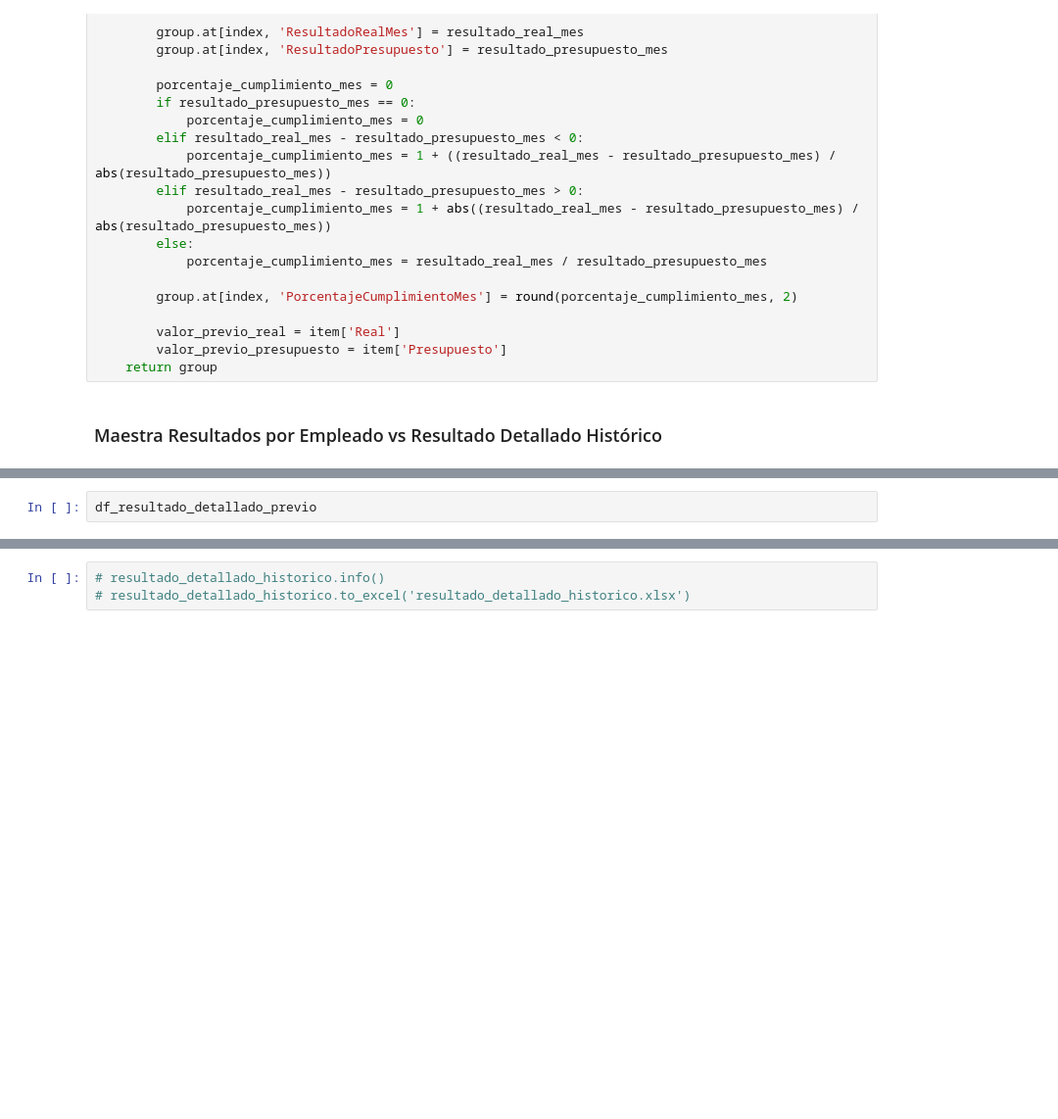
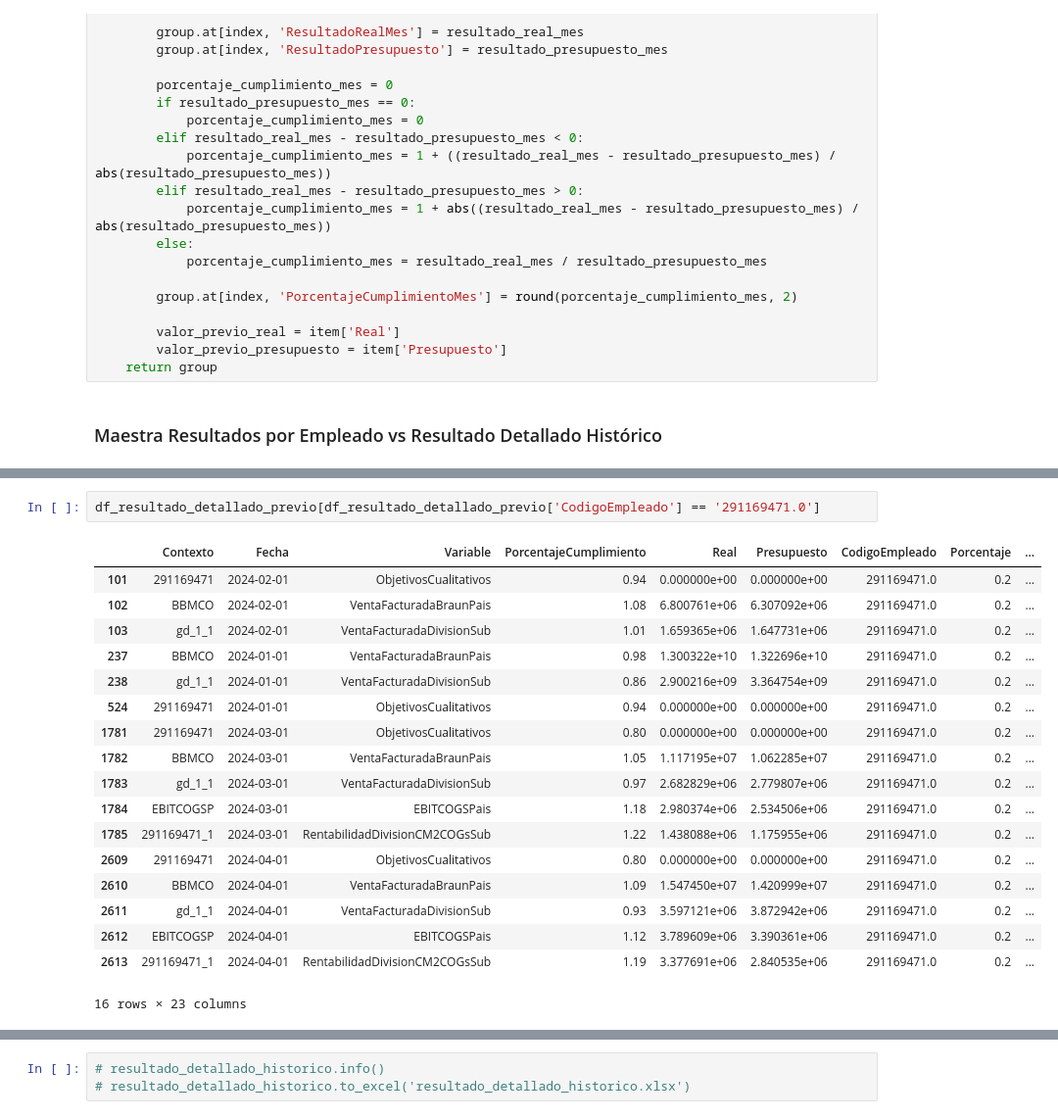
Before and after one commit to Crispelinho/-Liquidations-Incentives-Jupyter, a Jupyter notebook: 2. Calculo de Maestra de Liquidaciones.ipynb, the cells around one changed output, grey strips where cells are left out. Shown: that part at 98% size. Drawn from its saved outputs; the diff is of its cells as text; blank space fills up the shorter version.

Commit message:
INC-002 Se añaden modificaciones al cálculo de resultado liquidaciones

```diff
--- a/2. Calculo de Maestra de Liquidaciones.ipynb
+++ b/2. Calculo de Maestra de Liquidaciones.ipynb
@@ -1018,5 +1154,24 @@ maestra_resultados_por_empleado[
 # %%
-df_resultado_detallado_previo
+df_resultado_detallado_previo[df_resultado_detallado_previo['CodigoEmpleado'] == '291169471.0']
+# %% [output]
+|  | Contexto | Fecha | Variable | PorcentajeCumplimiento | Real | Presupuesto | CodigoEmpleado | Porcentaje | ... |
+| 101 | 291169471 | 2024-02-01 | ObjetivosCualitativos | 0.94 | 0.000000e+00 | 0.000000e+00 | 291169471.0 | 0.2 | ... |
+| 102 | BBMCO | 2024-02-01 | VentaFacturadaBraunPais | 1.08 | 6.800761e+06 | 6.307092e+06 | 291169471.0 | 0.2 | ... |
+| 103 | gd_1_1 | 2024-02-01 | VentaFacturadaDivisionSub | 1.01 | 1.659365e+06 | 1.647731e+06 | 291169471.0 | 0.2 | ... |
+| 237 | BBMCO | 2024-01-01 | VentaFacturadaBraunPais | 0.98 | 1.300322e+10 | 1.322696e+10 | 291169471.0 | 0.2 | ... |
+| 238 | gd_1_1 | 2024-01-01 | VentaFacturadaDivisionSub | 0.86 | 2.900216e+09 | 3.364754e+09 | 291169471.0 | 0.2 | ... |
+| 524 | 291169471 | 2024-01-01 | ObjetivosCualitativos | 0.94 | 0.000000e+00 | 0.000000e+00 | 291169471.0 | 0.2 | ... |
+| 1781 | 291169471 | 2024-03-01 | ObjetivosCualitativos | 0.80 | 0.000000e+00 | 0.000000e+00 | 291169471.0 | 0.2 | ... |
+| 1782 | BBMCO | 2024-03-01 | VentaFacturadaBraunPais | 1.05 | 1.117195e+07 | 1.062285e+07 | 291169471.0 | 0.2 | ... |
+| 1783 | gd_1_1 | 2024-03-01 | VentaFacturadaDivisionSub | 0.97 | 2.682829e+06 | 2.779807e+06 | 291169471.0 | 0.2 | ... |
+| 1784 | EBITCOGSP | 2024-03-01 | EBITCOGSPais | 1.18 | 2.980374e+06 | 2.534506e+06 | 291169471.0 | 0.2 | ... |
+| 1785 | 291169471_1 | 2024-03-01 | RentabilidadDivisionCM2COGsSub | 1.22 | 1.438088e+06 | 1.175955e+06 | 291169471.0 | 0.2 | ... |
+| 2609 | 291169471 | 2024-04-01 | ObjetivosCualitativos | 0.80 | 0.000000e+00 | 0.000000e+00 | 291169471.0 | 0.2 | ... |
+| 2610 | BBMCO | 2024-04-01 | VentaFacturadaBraunPais | 1.09 | 1.547450e+07 | 1.420999e+07 | 291169471.0 | 0.2 | ... |
+| 2611 | gd_1_1 | 2024-04-01 | VentaFacturadaDivisionSub | 0.93 | 3.597121e+06 | 3.872942e+06 | 291169471.0 | 0.2 | ... |
+| 2612 | EBITCOGSP | 2024-04-01 | EBITCOGSPais | 1.12 | 3.789609e+06 | 3.390361e+06 | 291169471.0 | 0.2 | ... |
+| 2613 | 291169471_1 | 2024-04-01 | RentabilidadDivisionCM2COGsSub | 1.19 | 3.377691e+06 | 2.840535e+06 | 291169471.0 | 0.2 | ... |
+16 rows × 23 columns
 # %%
 df_resultado_detallado_previo[
     (df_resultado_detallado_previo['Contexto']=='1111117') &
```
Also changed, not shown: parts of 96 cells of this notebook, 1 other file.
